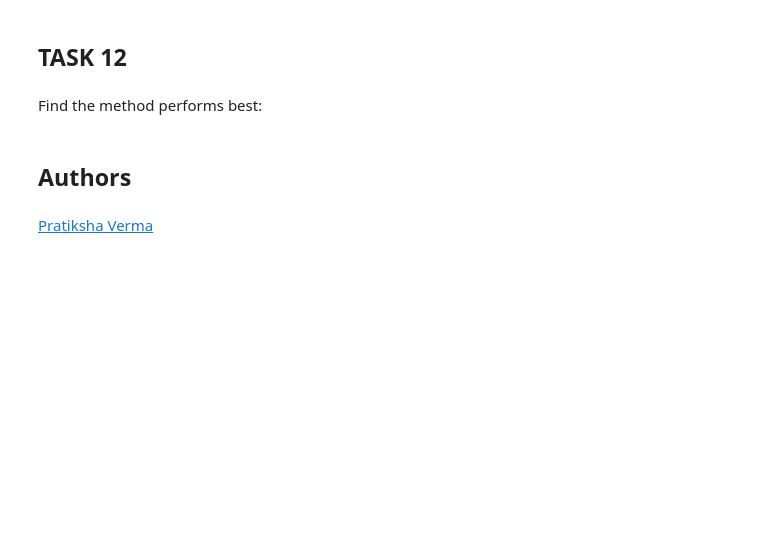
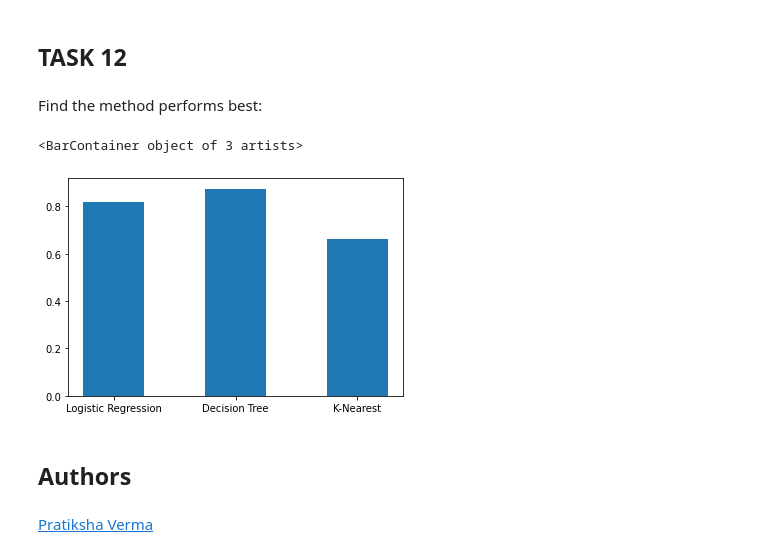
Before and after one commit to tylerdouglasclayson/AppliedDataScienceCapstoneIBM, a Jupyter notebook: SpaceX_Machine_Learning_Prediction_Part_5.jupyterlite.ipynb, the cells around one changed output. Saved outputs shown, nothing was run; the diff lists cells and outputs as text; code cells hidden in the pictures; blank space fills up the shorter version.

```diff
--- a/SpaceX_Machine_Learning_Prediction_Part_5.jupyterlite.ipynb
+++ b/SpaceX_Machine_Learning_Prediction_Part_5.jupyterlite.ipynb
@@ -162,6 +172,12 @@ Y_test.shape
 # %% [markdown]
 Create a logistic regression object  then create a  GridSearchCV object  <code>logreg_cv</code> with cv = 10.  Fit the object to find the best parameters from the dictionary <code>parameters</code>.
 # %%
-parameters ={'C':[0.01,0.1,1],
-             'penalty':['l2'],
-             'solver':['lbfgs']}
+parameters = {"C":[0.01,0.1,1],
+              'penalty':['l2'],
+              'solver':['lbfgs']}# l1 lasso l2 ridge
+lr = LogisticRegression()
+logreg_cv = GridSearchCV(estimator = lr,
+                        param_grid = parameters,
+                        cv = 10)
+
+logreg_cv.fit(X_train, Y_train)
@@ -199,0 +238,7 @@ svm = SVC()
+# %%
+svm = SVC()
+svm_cv = GridSearchCV(estimator = svm,
+                        param_grid = parameters,
+                        cv = 10)
+
+svm_cv.fit(X_train, Y_train)
@@ -224,3 +271,9 @@ parameters = {'criterion': ['gini', 'entropy'],
      'min_samples_split': [2, 5, 10]}
 
 tree = DecisionTreeClassifier()
+# %%
+tree_cv = GridSearchCV(estimator = tree,
+                        param_grid = parameters,
+                        cv = 10)
+
+tree_cv.fit(X_train, Y_train)
@@ -246,3 +316,9 @@ parameters = {'n_neighbors': [1, 2, 3, 4, 5, 6, 7, 8, 9, 10],
               'p': [1,2]}
 
 KNN = KNeighborsClassifier()
+# %%
+knn_cv = GridSearchCV(estimator = KNN,
+                        param_grid = parameters,
+                        cv = 10)
+
+knn_cv.fit(X_train, Y_train)
@@ -262,6 +352,23 @@ plot_confusion_matrix(Y_test,yhat)
 ## TASK  12
 # %% [markdown]
 Find the method performs best:
+# %%
+logreg = logreg_cv.best_score_
+treetop = tree_cv.best_score_
+knnnnnn = knn_cv.best_score_
+# svmGo = svm_cv.best_score_
+
+dct = {'Model': ['Logistic Regression', 'Decision Tree', 'K-Nearest'],
+'Accuracy' : [logreg, treetop, knnnnnn]}
+
+df = pd.DataFrame.from_dict(dct)
+
+import matplotlib.pyplot as plt
+
+plt.bar(df['Model'], df['Accuracy'], label = True, width = 0.5)
+# %% [output]
+<BarContainer object of 3 artists>
+[figure, added]
 # %% [markdown]
 ## Authors
 # %% [markdown]
```
Also changed, not shown: parts of 21 cells of this notebook.
